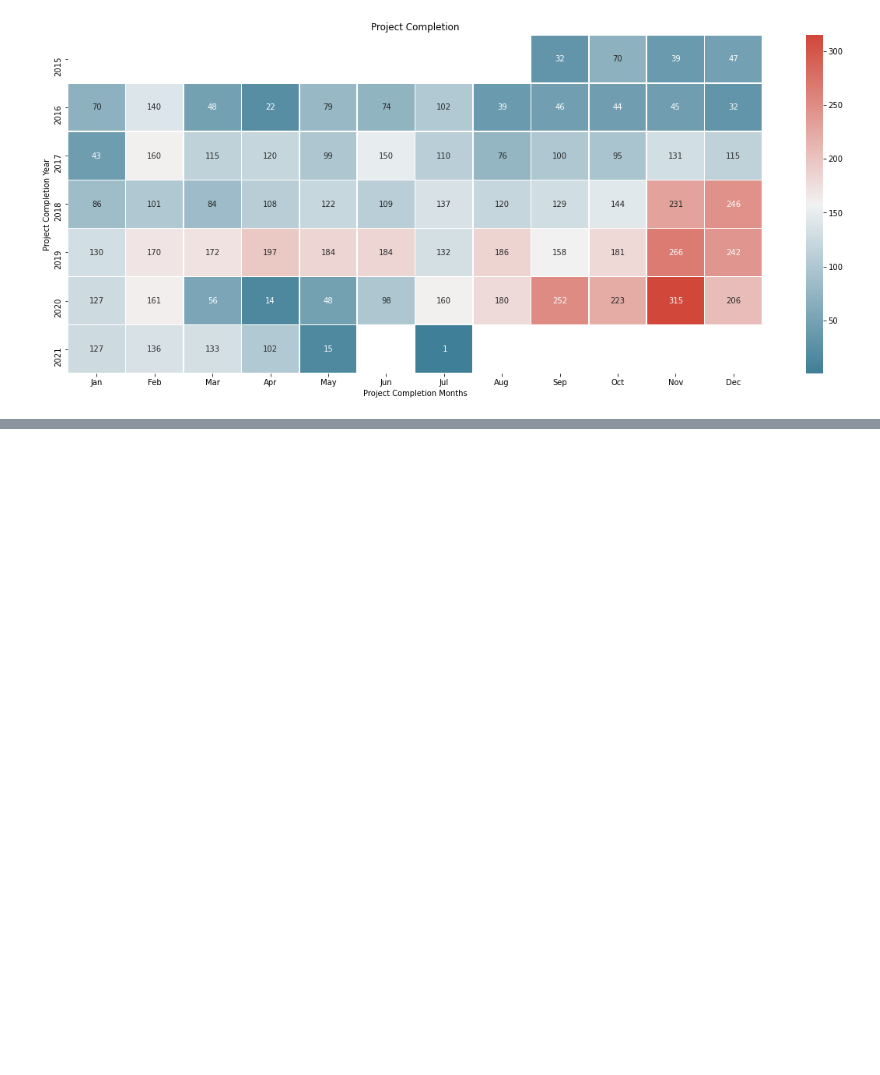
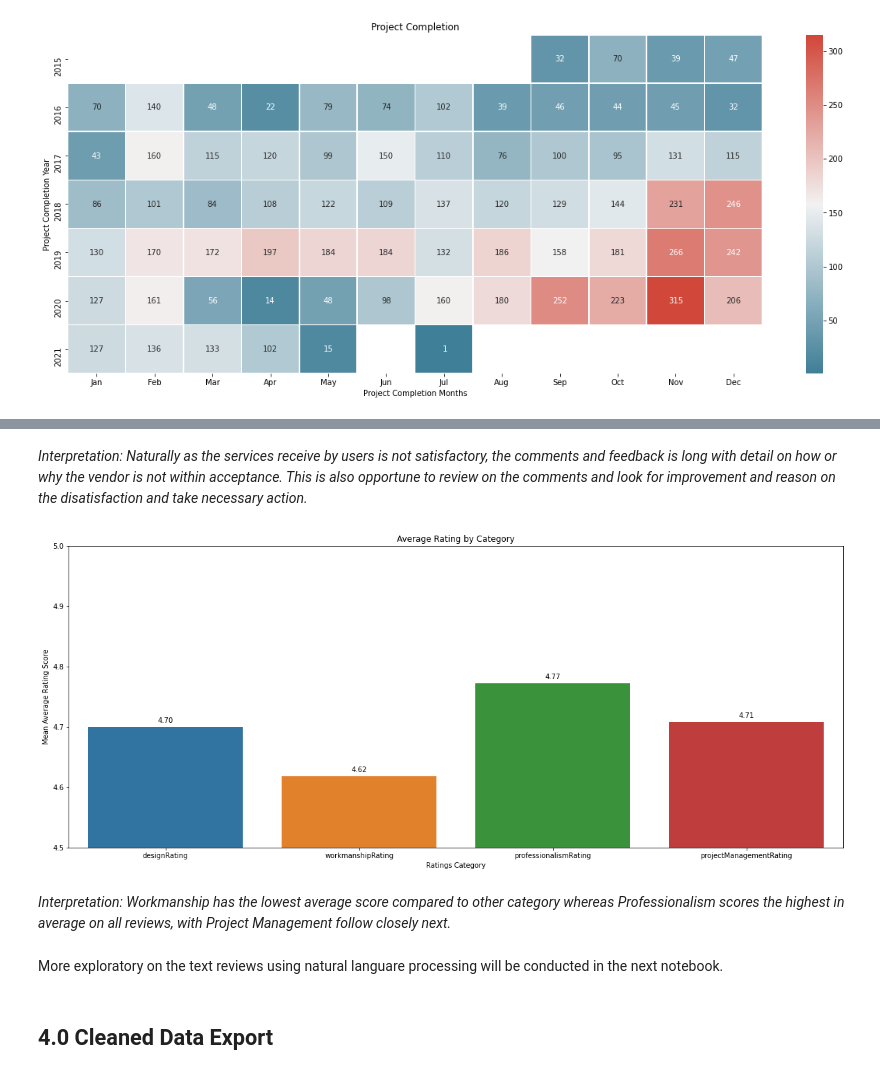
Before and after one commit to JeanLiew/Vendor-Management, a Jupyter notebook: Part 1 Extraction, Cleaning, EDA.ipynb, the cells around one changed output, grey strips where cells are left out. Cells and saved outputs as stored; diff of their text form; code cells hidden in the pictures; blank space fills up the shorter version.

```diff
--- a/Part 1 Extraction, Cleaning, EDA.ipynb
+++ b/Part 1 Extraction, Cleaning, EDA.ipynb
@@ -345 +367,28 @@ Name: reviews, Length: 8416, dtype: object
+# %% [markdown]
+*Interpretation: Naturally as the services receive by users is not satisfactory, the comments and feedback is long with detail on how or why the vendor is not within acceptance. This is also opportune to review on the comments and look for improvement and reason on the disatisfaction and take necessary action.*
+# %%
+#isloate rating columns
+temp_df = final_df[['designRating','workmanshipRating','professionalismRating','projectManagementRating']]
+temp_df = temp_df.mean(axis=0).reset_index().rename(columns={'index':'ratingtype', 0:'averating'})
+plt.figure(figsize=(20, 8))
+graph= sns.barplot(data=temp_df, x='ratingtype', y ='averating')
+plt.ylim(4.5,5)
+plt.title('Average Rating by Category')
+plt.ylabel('Mean Average Rating Score')
+plt.xlabel('Ratings Category')
+
+#annotation
+for p in graph.patches:
+    graph.annotate('{:.2f}'.format(p.get_height()), (p.get_x()+0.40, p.get_height()+0.005),
+                ha='center', va='bottom',
+               color= 'black')
+plt.show()
+# %% [output]
+[figure, added]
+# %% [markdown]
+*Interpretation: Workmanship has the lowest average score compared to other category whereas Professionalism scores the highest in average on all reviews, with Project Management follow closely next.*
+# %% [markdown]
+More exploratory on the text reviews using natural languare processing will be conducted in the next notebook.
+# %% [markdown]
+## 4.0 Cleaned Data Export
 # %%
```
Also changed, not shown: parts of 37 cells of this notebook.
